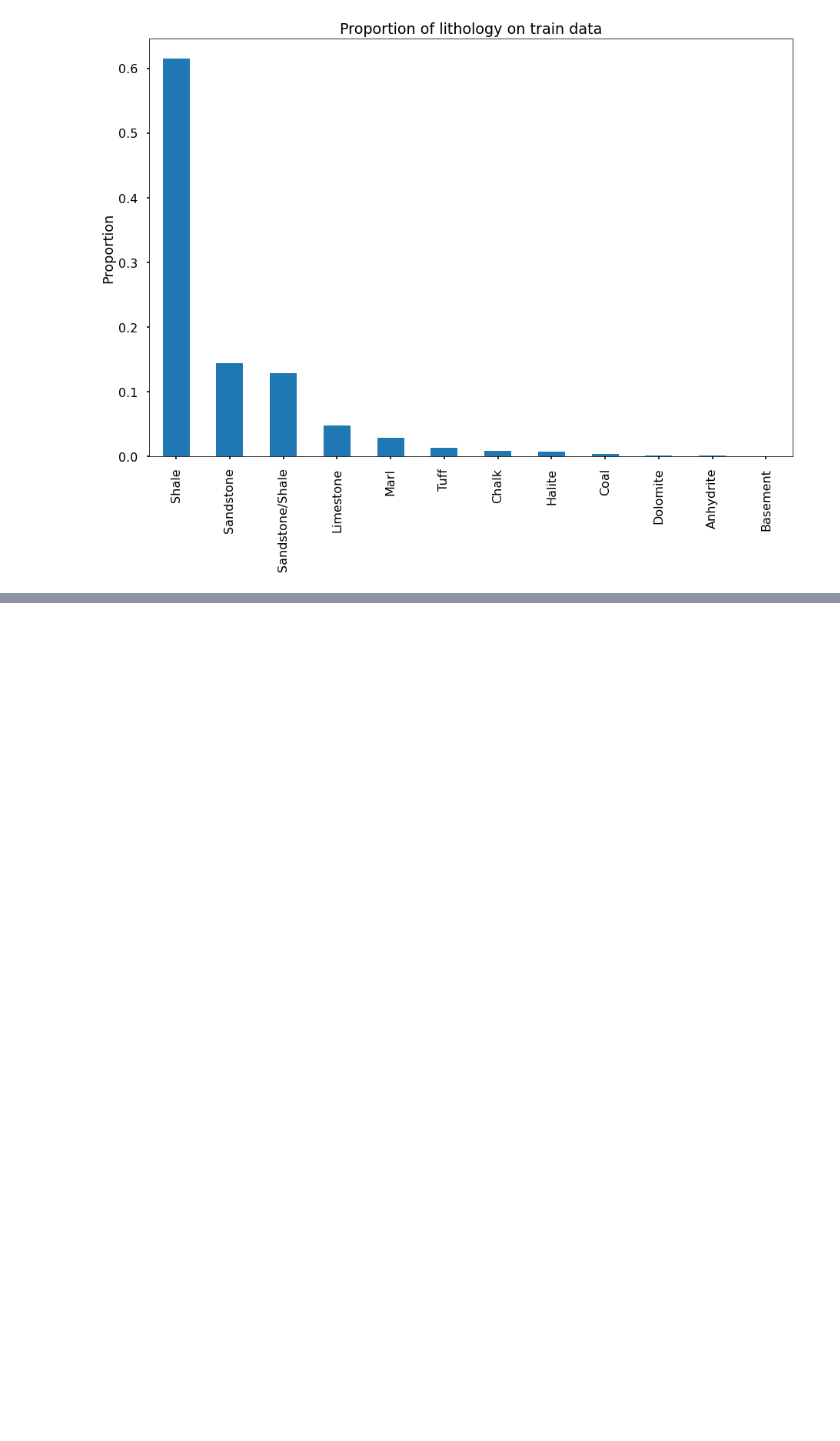
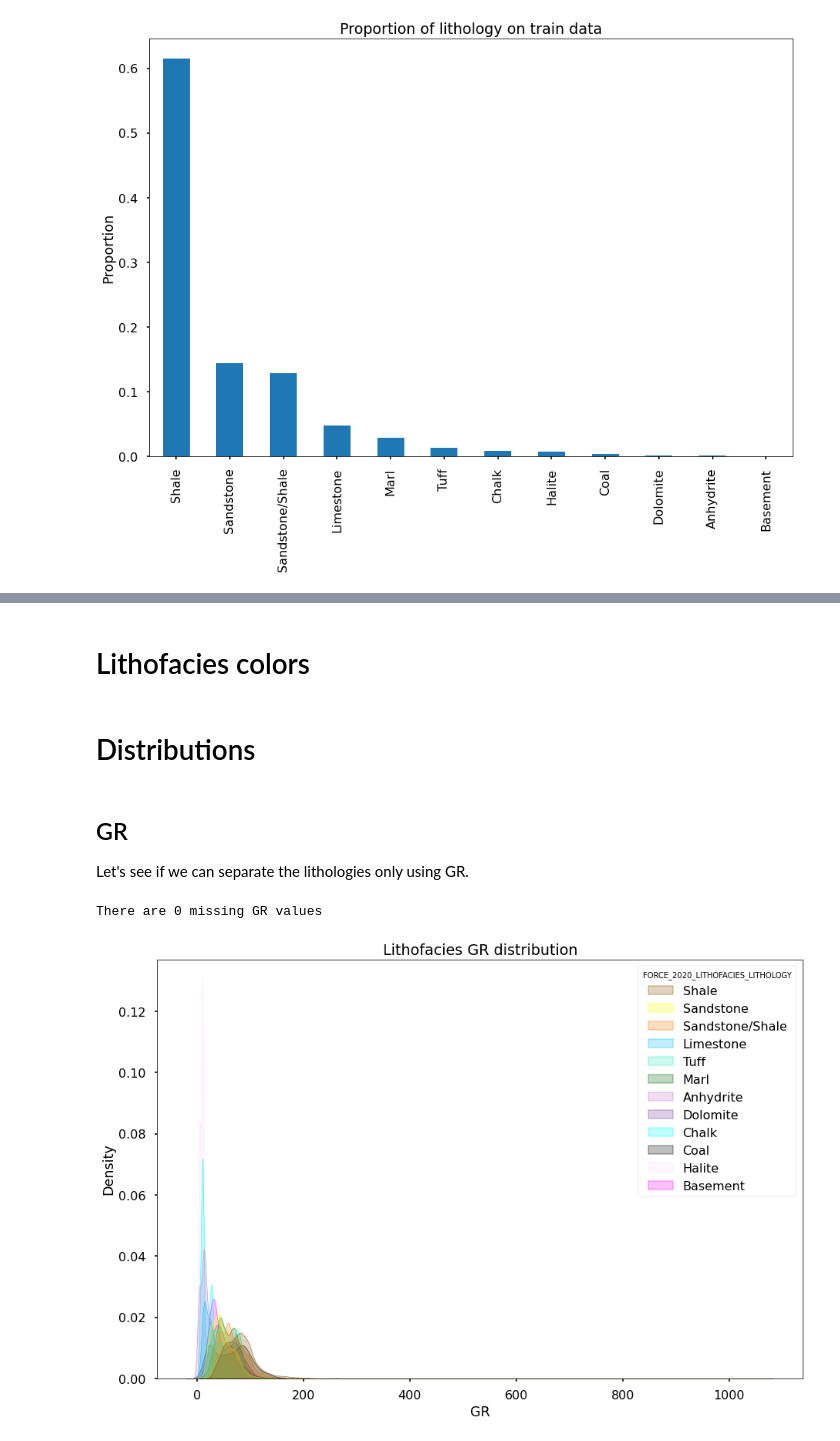
Before and after one commit to RafaelPinto/force_2020_lith, a Jupyter notebook: notebooks/1.0-rp-eda.ipynb, the cells around one changed output, grey strips where cells are left out. Saved outputs shown, nothing was run; the diff lists cells and outputs as text; code cells hidden in the pictures; blank space fills up the shorter version.

```diff
--- a/notebooks/1.0-rp-eda.ipynb
+++ b/notebooks/1.0-rp-eda.ipynb
@@ -130,0 +89,46 @@ PEF: Proportion to GR: 0.21
+# %% [markdown]
+# Lithofacies colors
+# %%
+# https://github.com/equinor/force-ml-2020-wells/blob/master/1%20-%20data_visualization/COSMETICS_DICTIONARIES.ipynb
+
+# litho dictionary: name: hex-color
+litho_dict = {'Sandstone'      : '#FFFF00',
+              'Shale'          : '#825000',
+              'Sandstone/Shale': '#FF7800',
+              'Limestone'      : '#00BEFF',
+              'Chalk'          : '#00FFFF',
+              'Dolomite'       : '#783CA0',
+              'Marl'           : '#006400',
+              'Anhydrite'      : '#C878C8',
+              'Halite'         : '#FFDCFF',
+              'Coal'           : '#000000',
+              'Basement'       : '#FF00FF',
+              'Tuff'           : '#32EBB9'
+             }
+# %% [markdown]
+# Distributions
+# %% [markdown]
+## GR
+Let's see if we can separate the lithologies only using GR.
+# %%
+missing_gr = data['GR'].isnull().sum()
+
+print(f'There are {missing_gr} missing GR values')
+# %% [output]
+There are 0 missing GR values
+# %%
+fig, ax = plt.subplots(1, 1, figsize=(15, 10))
+
+sns.kdeplot(data=data,
+            x='GR',
+            hue='FORCE_2020_LITHOFACIES_LITHOLOGY',
+            common_norm=False,
+            palette=litho_dict,
+            fill=True,
+            ax=ax)
+
+plt.title('Lithofacies GR distribution')
+
+plt.show()
+# %% [output]
+[figure, added]
```
Also changed, not shown: parts of 14 cells of this notebook, 3 other files.
